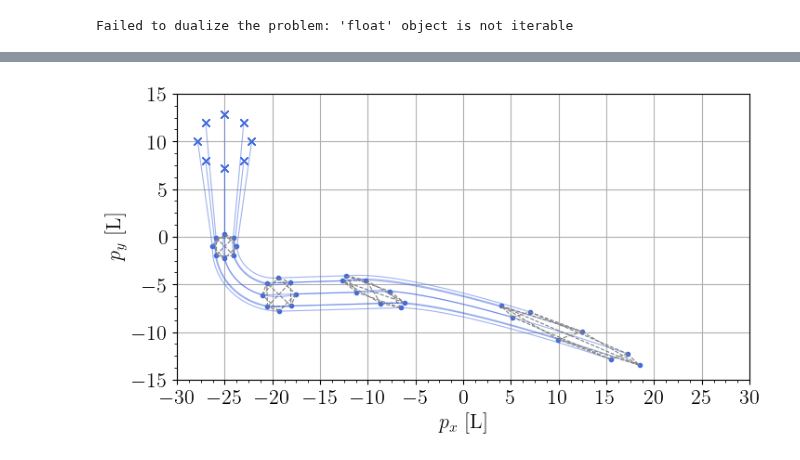
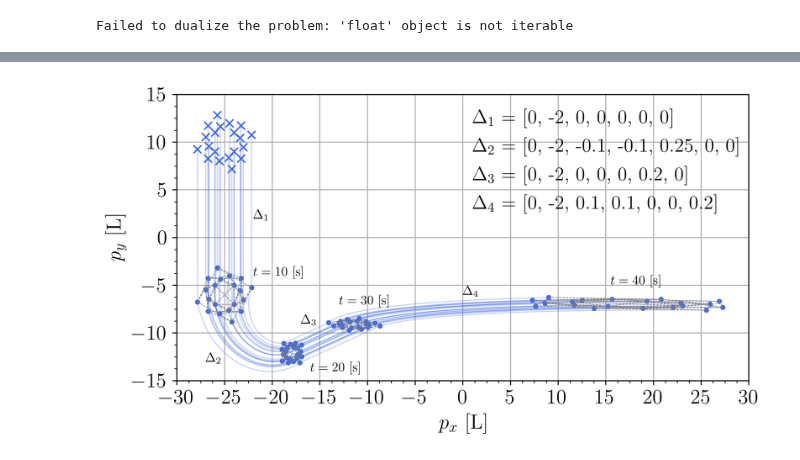
Before and after one commit to Swarm-Systems-Lab/affine-formation-control, a Jupyter notebook: notebooks/paper_simulations.ipynb, the cells around one changed output, grey strips where cells are left out. Saved outputs shown, nothing was run; the diff lists cells and outputs as text; code cells hidden in the pictures.

Commit message:
/iota to figure's title of simulation b, and new simulation figure

```diff
--- a/notebooks/paper_simulations.ipynb
+++ b/notebooks/paper_simulations.ipynb
@@ -336,15 +395,16 @@ def gen_pstar_high(layers=1):
     for i in range(layers):
         if i == 0:
             p_star[0:4] = [-1-1j, -1+1j, 1+1j, 1-1j]
-    else:
-        p_star[i*4:(i+1)*4] = p_star[(i-1)*4:i*4] * (1 + 1j)/np.sqrt(2)
+        else:
+            p_star[i*4:(i+1)*4] = p_star[0:4] * 1.2**i * np.exp(1j*i*np.pi/3)
     return np.array(p_star)
 
 # Edges set, reference shape and initial condition
-layers = 2
+layers = 5
 Z = gen_Z_high(layers)
 p_star = gen_pstar_high(layers)
-p0 = 2*p_star + (-25 + 10j)
+p0 = (-25 + 10j) + p_star
+kappa = 0.8
 
 args = {
     "Z"     : Z,
@@ -352,11 +412,9 @@ args = {
     "p0"    : p0,
     "tf"    : 10,
     "h"     : 1,
-    "kappa" : 0.8,
+    "kappa" : kappa,
 }
 
 sim_fr = AffineComplexSimulator(**args)
-print(sim_fr.p_star)
-print(sim_fr.p_star_c)
 # %% [output]
 Failed to dualize the problem: 'float' object is not iterable
@@ -394,42 +441,57 @@ def get_MBt(params):
 # -------------------------------------------------------------------------------------
 # %%
 # Init figure and config axes
-fig = plt.figure(figsize=(9,4), dpi=100)
+fig = plt.figure(figsize=(9,4), dpi=400)
 ax1 = fig.subplots(1,1)
 
 config_data_axis(ax1, 5, 5, y_right=False)
 
 lim = 15
 ax1.set_xlim([-lim*2, lim*2])
 ax1.set_ylim([-lim, lim])
 ax1.grid(True)
 ax1.set_aspect("equal")
 ax1.set_xlabel(r"$p_x$ [L]")
 ax1.set_ylabel(r"$p_y$  [L]")
 
 ## Launch the simulation #####
-params = [0, -1, -0.1, -0.1, 0, 0, 0]
-sim_fr.set_manual_mu(get_MBt(params))
+params1 = [0, -2, 0, 0, 0, 0, 0]
+sim_fr.set_manual_mu(get_MBt(params1))
 sim_fr.numerical_simulation(reset=True)
-sim_fr.plot(ax1, colored=False, tail=False)
+sim_fr.plot(ax1, colored=False, tail=False, lw_net=0.5)
 
-params = [0, -1, 0.04, 0.04, 0.2, 0, 0]
-sim_fr.set_manual_mu(get_MBt(params))
+params2 = [0, -2, -0.1, -0.1, 0.25, 0, 0]
+sim_fr.set_manual_mu(get_MBt(params2))
 sim_fr.numerical_simulation(reset=False)
-sim_fr.plot(ax1, colored=False, tail=False)
+sim_fr.plot(ax1, colored=False, tail=False, lw_net=0.5)
 
-params = [0, -1, 0, 0, 0, 0.2, 0]
+params3 = [0, -2, 0, 0, 0, 0.2, 0]
 # check_case(sim_fr, params, debug=True)
-sim_fr.set_manual_mu(get_MBt(params))
+sim_fr.set_manual_mu(get_MBt(params3))
 sim_fr.numerical_simulation(reset=False)
-sim_fr.plot(ax1, colored=False, tail=False)
+sim_fr.plot(ax1, colored=False, tail=False, lw_net=0.5)
 
-params = [0, -1, 0.05, 0.05, 0, 0, 0.1]
-sim_fr.set_manual_mu(get_MBt(params))
+params4 = [0, -2, 0.1, 0.1, 0, 0, 0.2]
+sim_fr.set_manual_mu(get_MBt(params4))
 sim_fr.numerical_simulation(reset=False)
-sim_fr.plot(ax1, colored=False, alpha1=0.5)
+sim_fr.plot(ax1, colored=False, alpha1=0.3, lw_net=0.5)
+
+ax1.text(-22, -4, r"$t = 10$ [s]", fontdict={"size":10})
+ax1.text(-16, -14, r"$t = 20$ [s]", fontdict={"size":10})
+ax1.text(-13, -7, r"$t = 30$ [s]", fontdict={"size":10})
+ax1.text(15.5, -4.9, r"$t = 40$ [s]", fontdict={"size":10})
+
+ax1.text(-22, 2, r"$\Delta_1$", fontdict={"size":10})
+ax1.text(-27, -13, r"$\Delta_2$", fontdict={"size":10})
+ax1.text(-17, -9, r"$\Delta_3$", fontdict={"size":10})
+ax1.text(0, -6, r"$\Delta_4$", fontdict={"size":10})
+
+ax1.text(1, 12, r"$\Delta_1$ = " + str(params1), fontdict={"size":15})
+ax1.text(1, 9, r"$\Delta_2$ = " + str(params2), fontdict={"size":15})
+ax1.text(1, 6, r"$\Delta_3$ = " + str(params3), fontdict={"size":15})
+ax1.text(1, 3, r"$\Delta_4$ = " + str(params4), fontdict={"size":15})
 
 ## Generate the plot #####
 plt.show()
 # %% [output]
-[figure, old version]
+[figure, new version]
```
Also changed, not shown: parts of 7 cells of this notebook, 2 other files.
